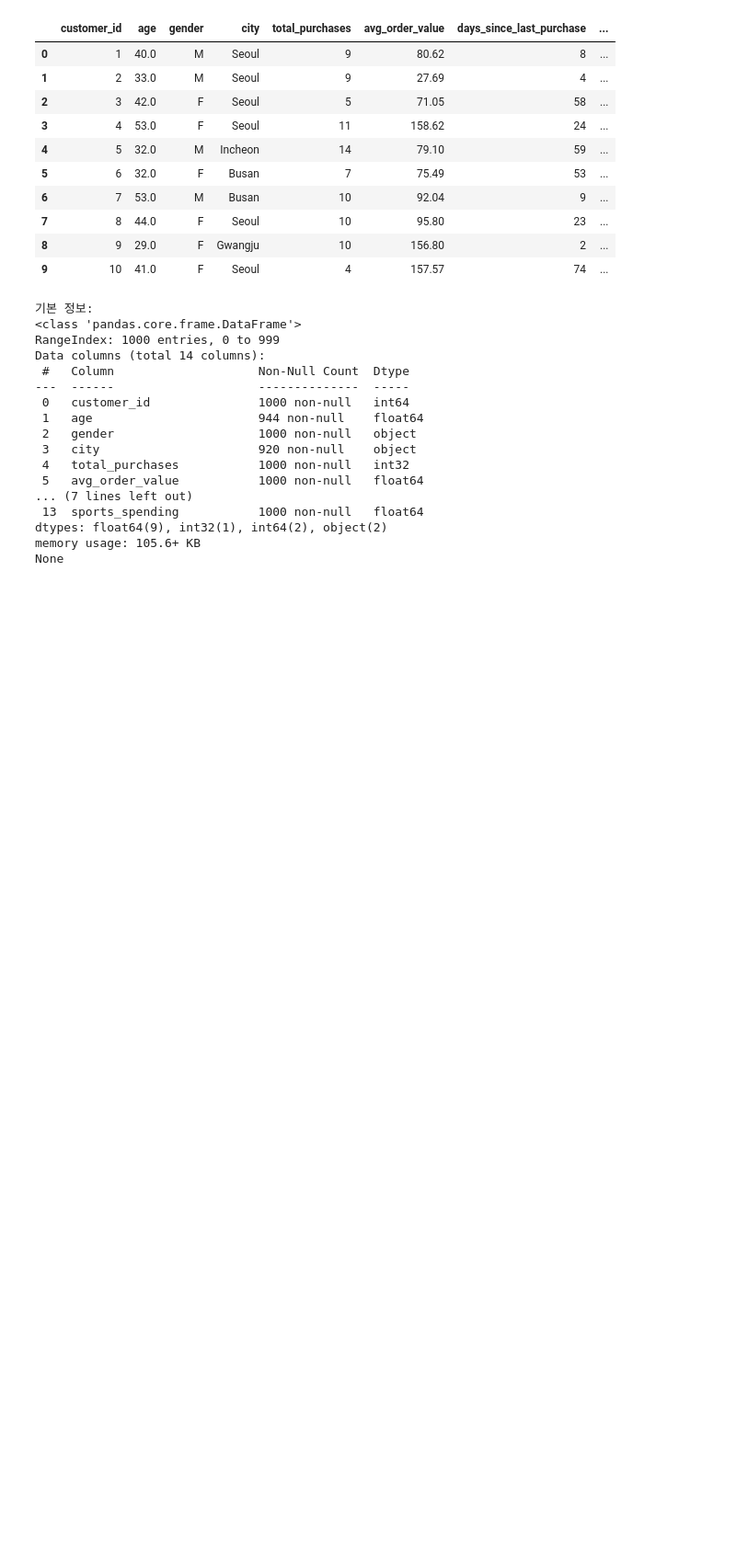
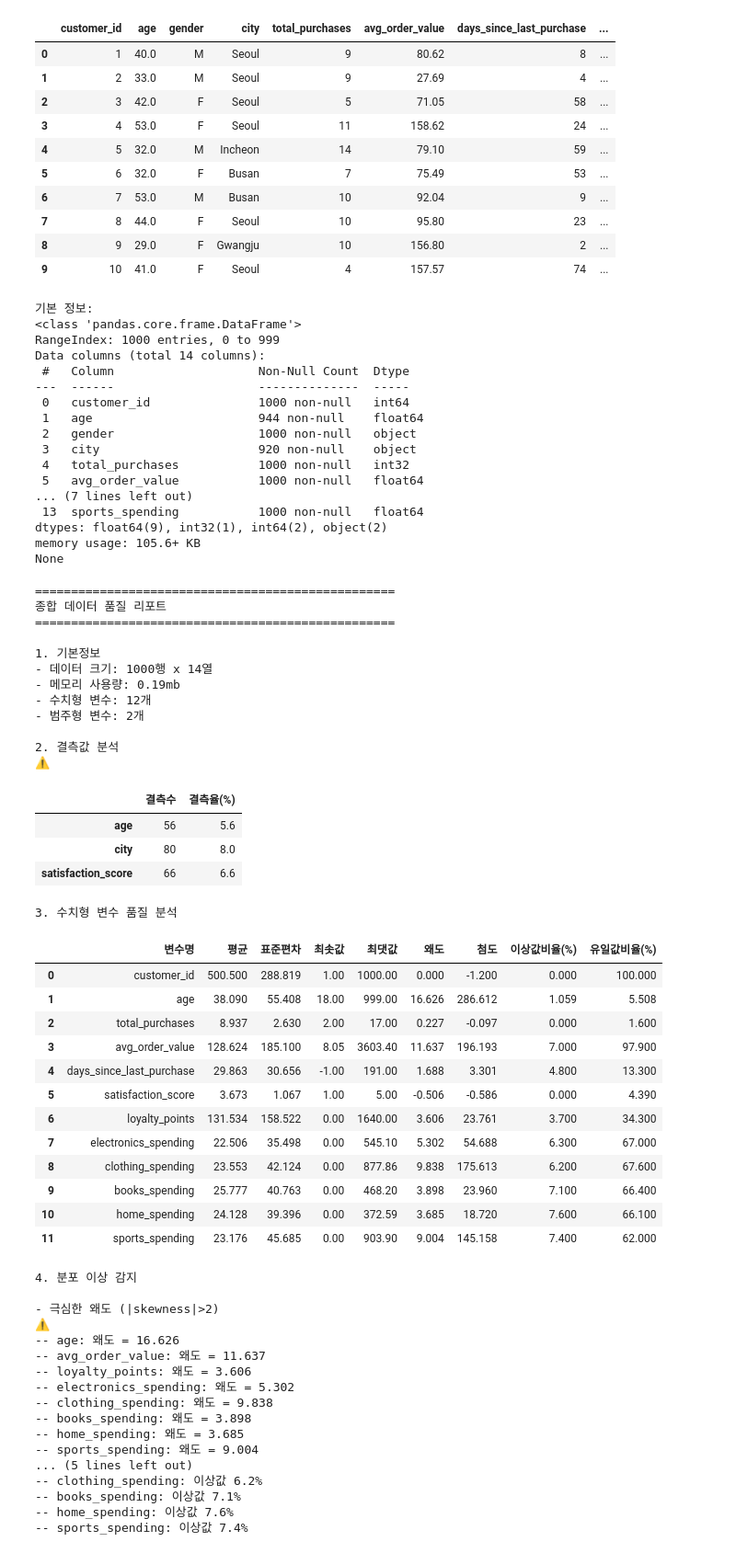
Before and after one commit to krystallinekim/TIL, a Jupyter notebook: 4.Python/데이터분석/04_eda.ipynb, the cells around one changed output. Shown: that part at 92% size. Drawn from its saved outputs; the diff is of its cells as text; code cells hidden in the pictures; blank space fills up the shorter version.

```diff
--- a/4.Python/데이터분석/04_eda.ipynb
+++ b/4.Python/데이터분석/04_eda.ipynb
@@ -646,3 +666,57 @@ Data columns (total 14 columns):
 dtypes: float64(9), int32(1), int64(2), object(2)
 memory usage: 105.6+ KB
 None
+# %%
+# 데이터 전반적인 상태 점검 - da_utils/profile.py 모듈(파일) 안의 get_data_profile 함수를 가져옴
+from da_utils.profile import get_data_profile # 바로 get_data_profile 함수를 꺼냈음
+# from da_utils import profile                # profile 모듈 전체를 꺼내서 실제로 사용할 때는 profile.get_data_profile 로 사용해야 함
+
+data_report = get_data_profile(ecommerce)
+# %% [output]
+==================================================
+종합 데이터 품질 리포트
+==================================================
+
+1. 기본정보
+- 데이터 크기: 1000행 x 14열
+- 메모리 사용량: 0.19mb
+- 수치형 변수: 12개
+- 범주형 변수: 2개
+
+2. 결측값 분석
+⚠️
+|  | 결측수 | 결측율(%) |
+| age | 56 | 5.6 |
+| city | 80 | 8.0 |
+| satisfaction_score | 66 | 6.6 |
+3. 수치형 변수 품질 분석
+|  | 변수명 | 평균 | 표준편차 | 최솟값 | 최댓값 | 왜도 | 첨도 | 이상값비율(%) | 유일값비율(%) |
+| 0 | customer_id | 500.500 | 288.819 | 1.00 | 1000.00 | 0.000 | -1.200 | 0.000 | 100.000 |
+| 1 | age | 38.090 | 55.408 | 18.00 | 999.00 | 16.626 | 286.612 | 1.059 | 5.508 |
+| 2 | total_purchases | 8.937 | 2.630 | 2.00 | 17.00 | 0.227 | -0.097 | 0.000 | 1.600 |
+| 3 | avg_order_value | 128.624 | 185.100 | 8.05 | 3603.40 | 11.637 | 196.193 | 7.000 | 97.900 |
+| 4 | days_since_last_purchase | 29.863 | 30.656 | -1.00 | 191.00 | 1.688 | 3.301 | 4.800 | 13.300 |
+| 5 | satisfaction_score | 3.673 | 1.067 | 1.00 | 5.00 | -0.506 | -0.586 | 0.000 | 4.390 |
+| 6 | loyalty_points | 131.534 | 158.522 | 0.00 | 1640.00 | 3.606 | 23.761 | 3.700 | 34.300 |
+| 7 | electronics_spending | 22.506 | 35.498 | 0.00 | 545.10 | 5.302 | 54.688 | 6.300 | 67.000 |
+| 8 | clothing_spending | 23.553 | 42.124 | 0.00 | 877.86 | 9.838 | 175.613 | 6.200 | 67.600 |
+| 9 | books_spending | 25.777 | 40.763 | 0.00 | 468.20 | 3.898 | 23.960 | 7.100 | 66.400 |
+| 10 | home_spending | 24.128 | 39.396 | 0.00 | 372.59 | 3.685 | 18.720 | 7.600 | 66.100 |
+| 11 | sports_spending | 23.176 | 45.685 | 0.00 | 903.90 | 9.004 | 145.158 | 7.400 | 62.000 |
+4. 분포 이상 감지
+
+- 극심한 왜도 (|skewness|>2)
+⚠️
+-- age: 왜도 = 16.626
+-- avg_order_value: 왜도 = 11.637
+-- loyalty_points: 왜도 = 3.606
+-- electronics_spending: 왜도 = 5.302
+-- clothing_spending: 왜도 = 9.838
+-- books_spending: 왜도 = 3.898
+-- home_spending: 왜도 = 3.685
+-- sports_spending: 왜도 = 9.004
+... (5 lines left out)
+-- clothing_spending: 이상값 6.2%
+-- books_spending: 이상값 7.1%
+-- home_spending: 이상값 7.6%
+-- sports_spending: 이상값 7.4%
```
Also changed, not shown: parts of 6 cells of this notebook.
